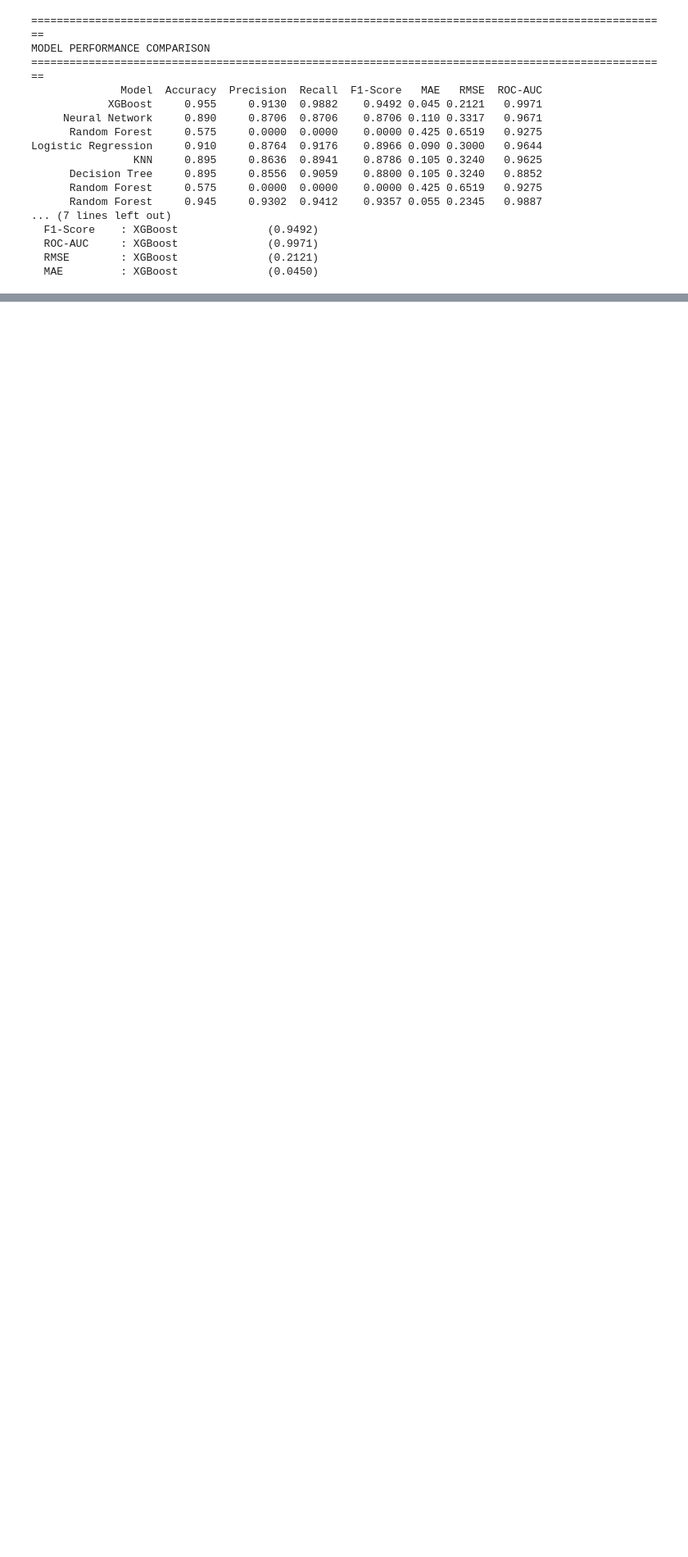
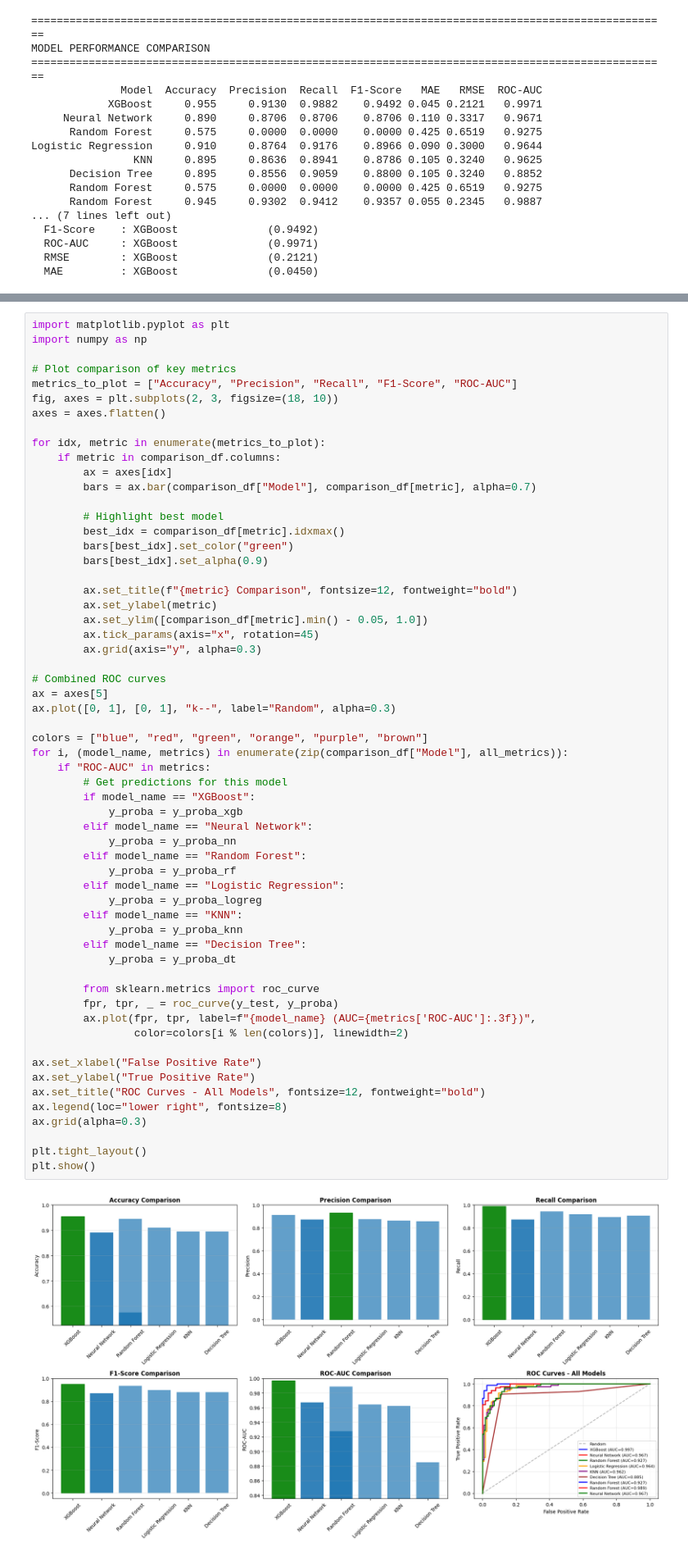
Before and after one commit to Wrynaft/FinancialDataMining, a Jupyter notebook: WIE3007_DM_GroupProject.ipynb, the cells around one changed output, grey strips where cells are left out. Shown at 82% size. Cells and saved outputs as stored; diff of their text form; blank space fills up the shorter version.

Commit message:
Visualized model comparisons

```diff
--- a/WIE3007_DM_GroupProject.ipynb
+++ b/WIE3007_DM_GroupProject.ipynb
@@ -2762,0 +2765,61 @@ Logistic Regression     0.910     0.8764  0.9176    0.8966 0.090 0.3000   0.9644
+# %%
+import matplotlib.pyplot as plt
+import numpy as np
+
+# Plot comparison of key metrics
+metrics_to_plot = ["Accuracy", "Precision", "Recall", "F1-Score", "ROC-AUC"]
+fig, axes = plt.subplots(2, 3, figsize=(18, 10))
+axes = axes.flatten()
+
+for idx, metric in enumerate(metrics_to_plot):
+    if metric in comparison_df.columns:
+        ax = axes[idx]
+        bars = ax.bar(comparison_df["Model"], comparison_df[metric], alpha=0.7)
+
+        # Highlight best model
+        best_idx = comparison_df[metric].idxmax()
+        bars[best_idx].set_color("green")
+        bars[best_idx].set_alpha(0.9)
+
+        ax.set_title(f"{metric} Comparison", fontsize=12, fontweight="bold")
+        ax.set_ylabel(metric)
+        ax.set_ylim([comparison_df[metric].min() - 0.05, 1.0])
+        ax.tick_params(axis="x", rotation=45)
+        ax.grid(axis="y", alpha=0.3)
+
+# Combined ROC curves
+ax = axes[5]
+ax.plot([0, 1], [0, 1], "k--", label="Random", alpha=0.3)
+
+colors = ["blue", "red", "green", "orange", "purple", "brown"]
+for i, (model_name, metrics) in enumerate(zip(comparison_df["Model"], all_metrics)):
+    if "ROC-AUC" in metrics:
+        # Get predictions for this model
+        if model_name == "XGBoost":
+            y_proba = y_proba_xgb
+        elif model_name == "Neural Network":
+            y_proba = y_proba_nn
+        elif model_name == "Random Forest":
+            y_proba = y_proba_rf
+        elif model_name == "Logistic Regression":
+            y_proba = y_proba_logreg
+        elif model_name == "KNN":
+            y_proba = y_proba_knn
+        elif model_name == "Decision Tree":
+            y_proba = y_proba_dt
+
+        from sklearn.metrics import roc_curve
+        fpr, tpr, _ = roc_curve(y_test, y_proba)
+        ax.plot(fpr, tpr, label=f"{model_name} (AUC={metrics['ROC-AUC']:.3f})",
+                color=colors[i % len(colors)], linewidth=2)
+
+ax.set_xlabel("False Positive Rate")
+ax.set_ylabel("True Positive Rate")
+ax.set_title("ROC Curves - All Models", fontsize=12, fontweight="bold")
+ax.legend(loc="lower right", fontsize=8)
+ax.grid(alpha=0.3)
+
+plt.tight_layout()
+plt.show()
+# %% [output]
+[figure, added]
```
Also changed, not shown: parts of 1 cell of this notebook.
